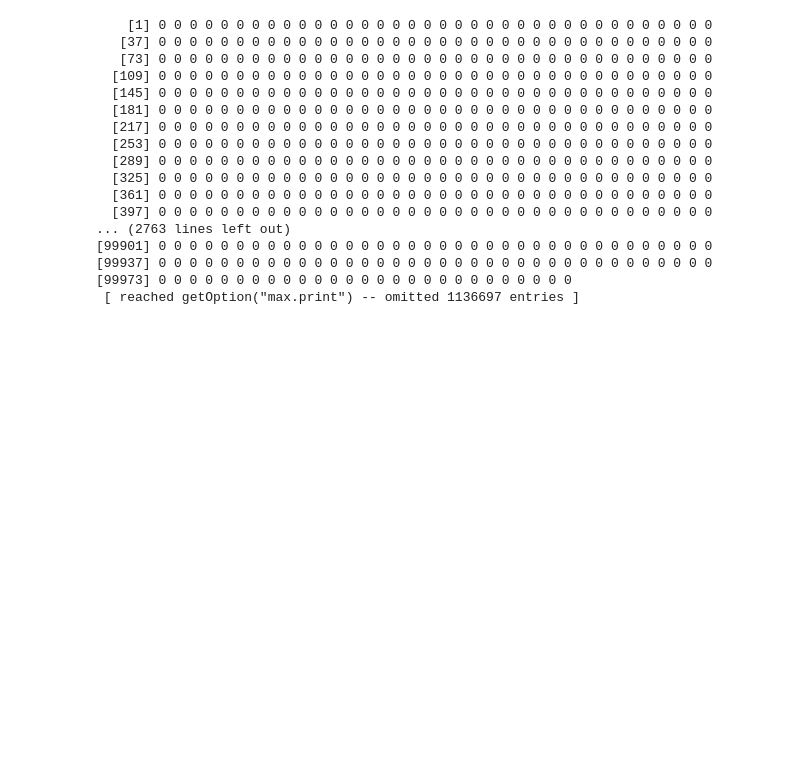
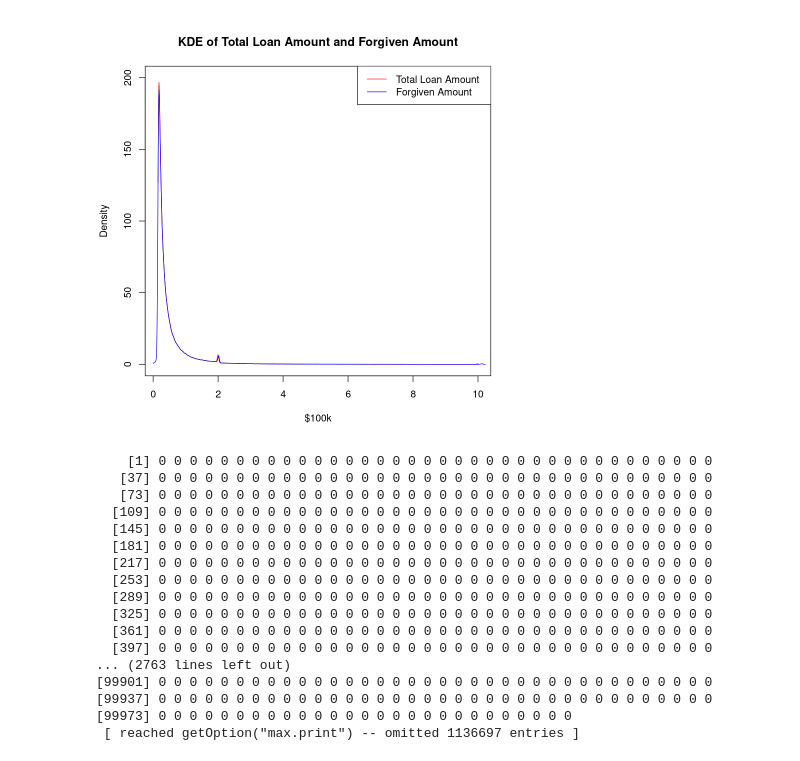
Before and after one commit to ABeeShake/Stats202A-Project, a Jupyter notebook: visualizations.ipynb, the cells around one changed output. Cells and saved outputs as stored; diff of their text form; code cells hidden in the pictures; blank space fills up the shorter version.

```diff
--- a/visualizations.ipynb
+++ b/visualizations.ipynb
@@ -57,3 +80,18 @@ plot(seq(min(x),max(x),length.out = m), est,
+# %%
+plot(c(min(total),max(total)), c(0,200),
+type = 'n',
+xlab = '$100k',
+ylab = 'Density')
+lines(seq(min(total),max(total),length.out = m), est1,
+col = 'red')
+lines(seq(min(forgive),max(forgive),length.out = m), est2,
+col = 'blue')
+title('KDE of Total Loan Amount and Forgiven Amount')
+legend("topright",legend = c("Total Loan Amount",'Forgiven Amount'),
+col = c('red','blue'),
+lty = c(1,1))
+# %% [output]
+[figure, added]
 # %%
 system("R CMD SHLIB ./C_files/tetrachoric.c")
 
```
Also changed, not shown: parts of 10 cells of this notebook, 6 other files.
